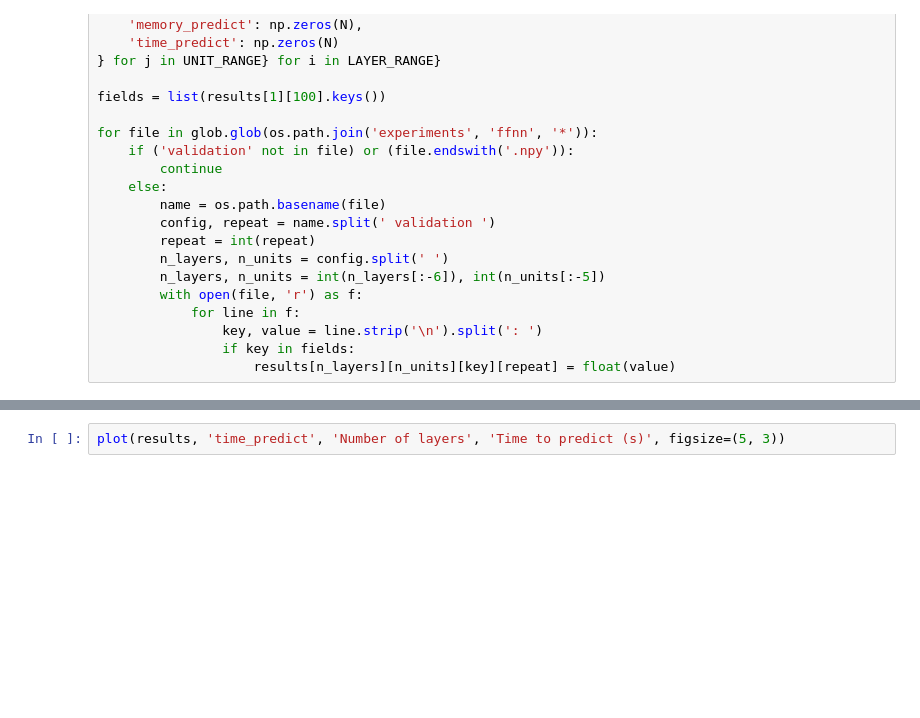
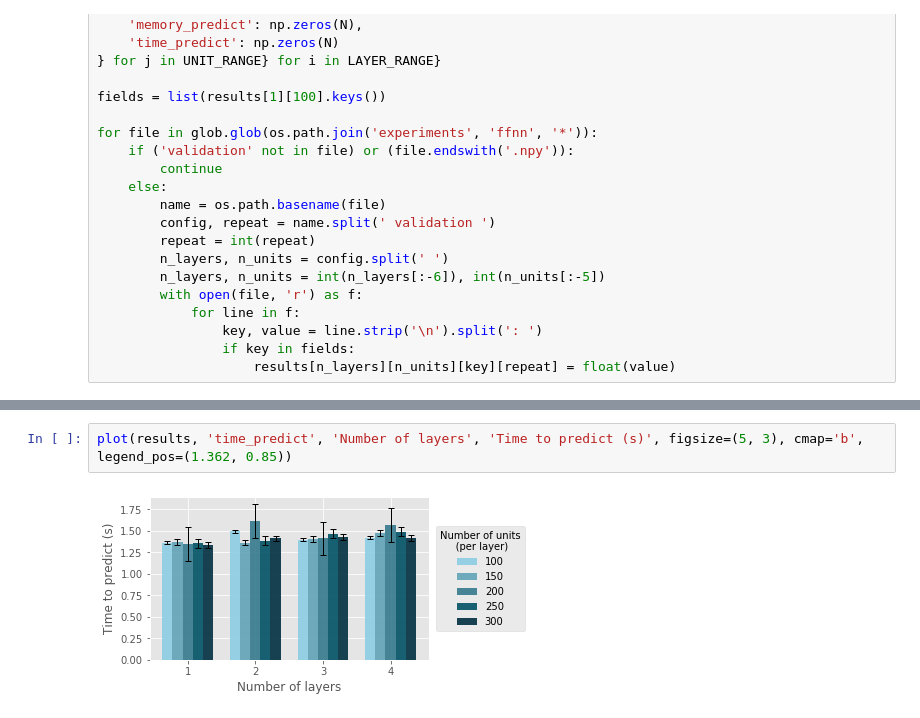
Before and after one commit to eonu/inf4-hons, a Jupyter notebook: notebooks/(Plot) FFNN architecture.ipynb, the cells around one changed output, grey strips where cells are left out. Drawn from its saved outputs; the diff is of its cells as text; blank space fills up the shorter version.

```diff
--- a/notebooks/(Plot) FFNN architecture.ipynb
+++ b/notebooks/(Plot) FFNN architecture.ipynb
@@ -80,3 +88,5 @@ plot(results, 'time_fit', 'Number of layers', 'Time to fit (s)', figsize=(5, 3))
 # %%
-plot(results, 'time_predict', 'Number of layers', 'Time to predict (s)', figsize=(5, 3))
+plot(results, 'time_predict', 'Number of layers', 'Time to predict (s)', figsize=(5, 3), cmap='b', legend_pos=(1.362, 0.85))
+# %% [output]
+[figure, added]
 # %%
```
Also changed, not shown: parts of 5 cells of this notebook, 7 other files.
